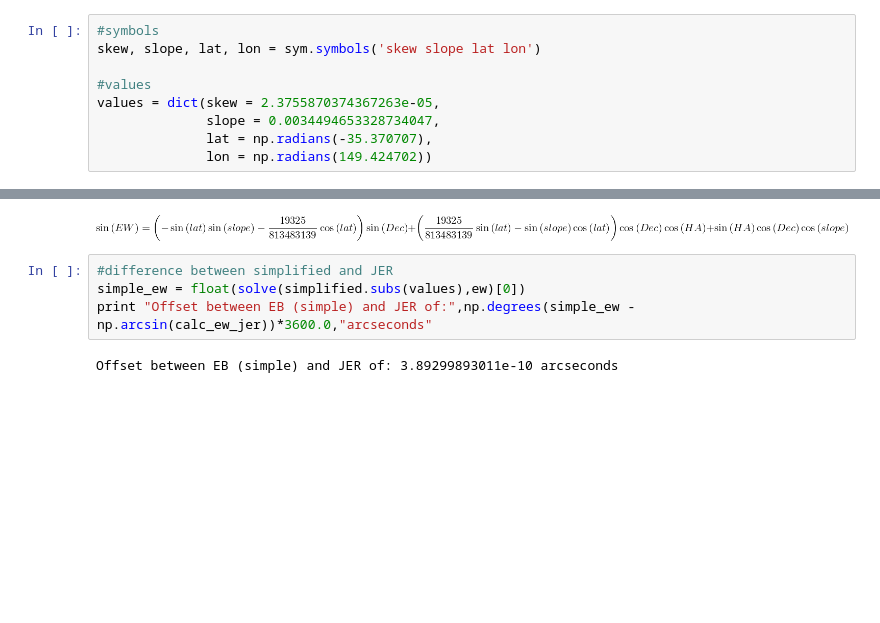
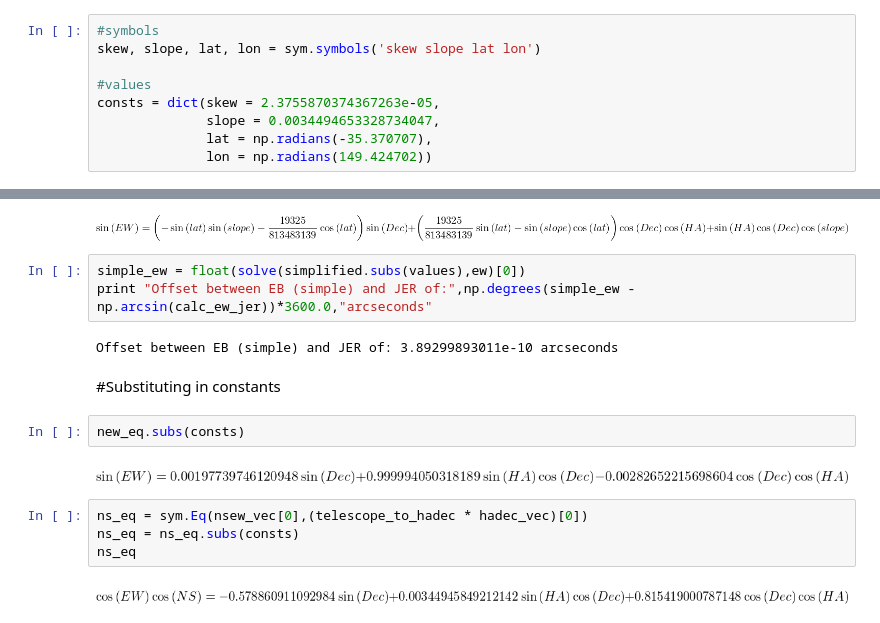
Before and after one commit to Molonglo/anansi, a Jupyter notebook: docs/MolongloCoords.ipynb, the cells around one changed output, grey strips where cells are left out. Saved outputs shown, nothing was run; the diff lists cells and outputs as text; blank space fills up the shorter version.

Commit message:
added simplified conversion expressions

```diff
--- a/docs/MolongloCoords.ipynb
+++ b/docs/MolongloCoords.ipynb
@@ -23,7 +24,7 @@ Documentation can be found at http://docs.sympy.org/1.0/
 skew, slope, lat, lon = sym.symbols('skew slope lat lon')
 
 #values
-values = dict(skew = 2.3755870374367263e-05,
+consts = dict(skew = 2.3755870374367263e-05,
               slope = 0.0034494653328734047,
               lat = np.radians(-35.370707),
               lon = np.radians(149.424702))
@@ -186,8 +194,19 @@ simplified
 # %% [output]
 [figure]
 # %%
-#difference between simplified and JER
 simple_ew = float(solve(simplified.subs(values),ew)[0])
 print "Offset between EB (simple) and JER of:",np.degrees(simple_ew - np.arcsin(calc_ew_jer))*3600.0,"arcseconds"
 # %% [output]
 Offset between EB (simple) and JER of: 3.89299893011e-10 arcseconds
+# %% [markdown]
+#Substituting in constants
+# %%
+new_eq.subs(consts)
+# %% [output]
+[figure, added]
+# %%
+ns_eq = sym.Eq(nsew_vec[0],(telescope_to_hadec * hadec_vec)[0])
+ns_eq = ns_eq.subs(consts)
+ns_eq
+# %% [output]
+[figure, added]
```
Also changed, not shown: parts of 14 cells of this notebook.
